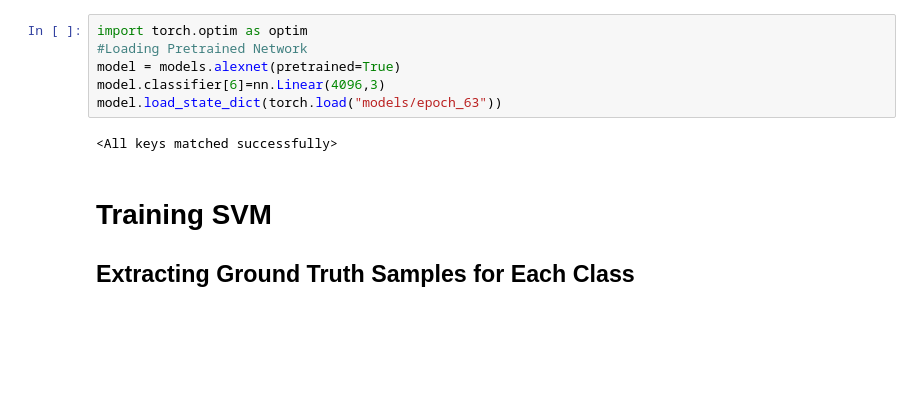
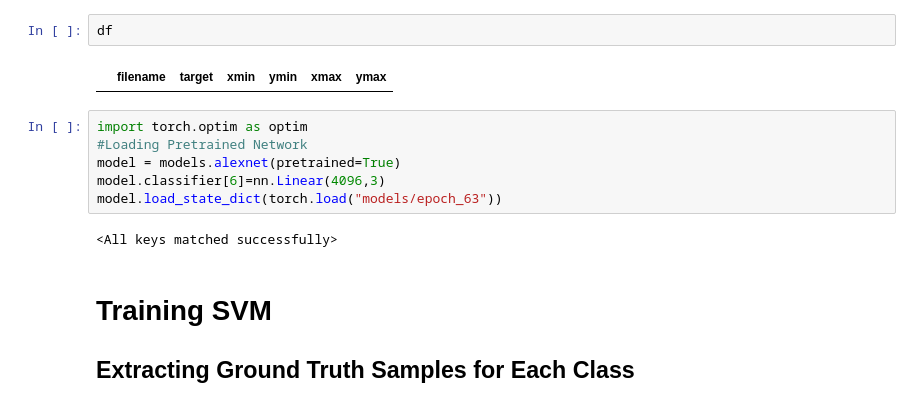
Before and after one commit to hslrock/ObjectDetection_, a Jupyter notebook: 1_RCNN-Part_2.ipynb, the cells around one changed output. Cells and saved outputs as stored; diff of their text form; blank space fills up the shorter version.

```diff
--- a/1_RCNN-Part_2.ipynb
+++ b/1_RCNN-Part_2.ipynb
@@ -66,3 +69,7 @@ valid_dl_2 = torch.utils.data.DataLoader(valid_ds_2, batch_size=BATCH_SIZE
+# %%
+df
+# %% [output]
+|  | filename | target | xmin | ymin | xmax | ymax |
 # %%
 import torch.optim as optim
 #Loading Pretrained Network
```
Also changed, not shown: parts of 2 cells of this notebook, 9 other files.
